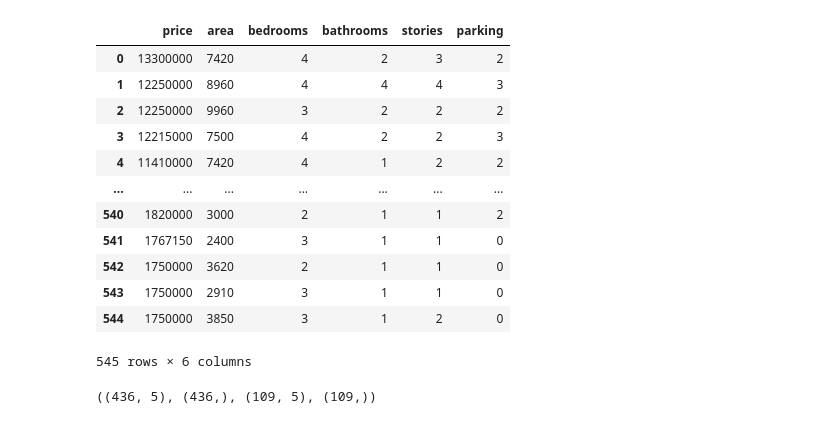
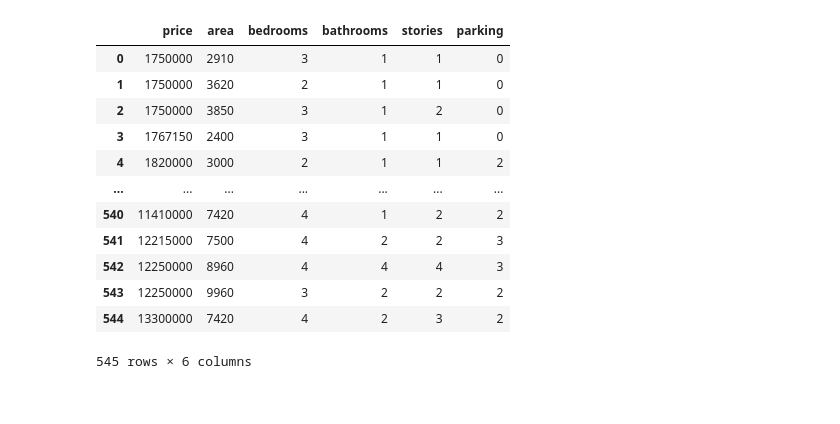
Before and after one commit to mausneg/House-Price-Prediction-Fuzzy-Inference-System-, a Jupyter notebook: App.ipynb, the cells around one changed output. Saved outputs shown, nothing was run; the diff lists cells and outputs as text; code cells hidden in the pictures.

```diff
--- a/App.ipynb
+++ b/App.ipynb
@@ -7,25 +8,22 @@ from sklearn.metrics import mean_squared_error
 # %%
 df_data = pd.read_csv('data/Housing.csv')
 df_data.drop(columns=['mainroad', 'guestroom', 'basement', 'hotwaterheating', 'airconditioning', 'prefarea', 'furnishingstatus'], inplace=True)
+df_data.sort_values(by=['price', 'area', 'bedrooms', 'bathrooms', 'stories', 'parking'], inplace=True, ascending=True)
+df_data.reset_index(drop=True, inplace=True)
 df_data
 # %% [output]
 |  | price | area | bedrooms | bathrooms | stories | parking |
-| 0 | 13300000 | 7420 | 4 | 2 | 3 | 2 |
-| 1 | 12250000 | 8960 | 4 | 4 | 4 | 3 |
-| 2 | 12250000 | 9960 | 3 | 2 | 2 | 2 |
-| 3 | 12215000 | 7500 | 4 | 2 | 2 | 3 |
-| 4 | 11410000 | 7420 | 4 | 1 | 2 | 2 |
+| 0 | 1750000 | 2910 | 3 | 1 | 1 | 0 |
+| 1 | 1750000 | 3620 | 2 | 1 | 1 | 0 |
+| 2 | 1750000 | 3850 | 3 | 1 | 2 | 0 |
+| 3 | 1767150 | 2400 | 3 | 1 | 1 | 0 |
+| 4 | 1820000 | 3000 | 2 | 1 | 1 | 2 |
 | ... | ... | ... | ... | ... | ... | ... |
-| 540 | 1820000 | 3000 | 2 | 1 | 1 | 2 |
-| 541 | 1767150 | 2400 | 3 | 1 | 1 | 0 |
-| 542 | 1750000 | 3620 | 2 | 1 | 1 | 0 |
-| 543 | 1750000 | 2910 | 3 | 1 | 1 | 0 |
-| 544 | 1750000 | 3850 | 3 | 1 | 2 | 0 |
+| 540 | 11410000 | 7420 | 4 | 1 | 2 | 2 |
+| 541 | 12215000 | 7500 | 4 | 2 | 2 | 3 |
+| 542 | 12250000 | 8960 | 4 | 4 | 4 | 3 |
+| 543 | 12250000 | 9960 | 3 | 2 | 2 | 2 |
+| 544 | 13300000 | 7420 | 4 | 2 | 3 | 2 |
 545 rows × 6 columns
-# %%
-x_train, x_test, y_train, y_test = train_test_split(df_data.drop('price', axis=1), df_data['price'], test_size=0.2, random_state=42)
-x_train.shape, y_train.shape, x_test.shape, y_test.shape
-# %% [output]
-((436, 5), (436,), (109, 5), (109,))
 # %%
 df_rule = pd.DataFrame()
```
Also changed, not shown: parts of 17 cells of this notebook.
